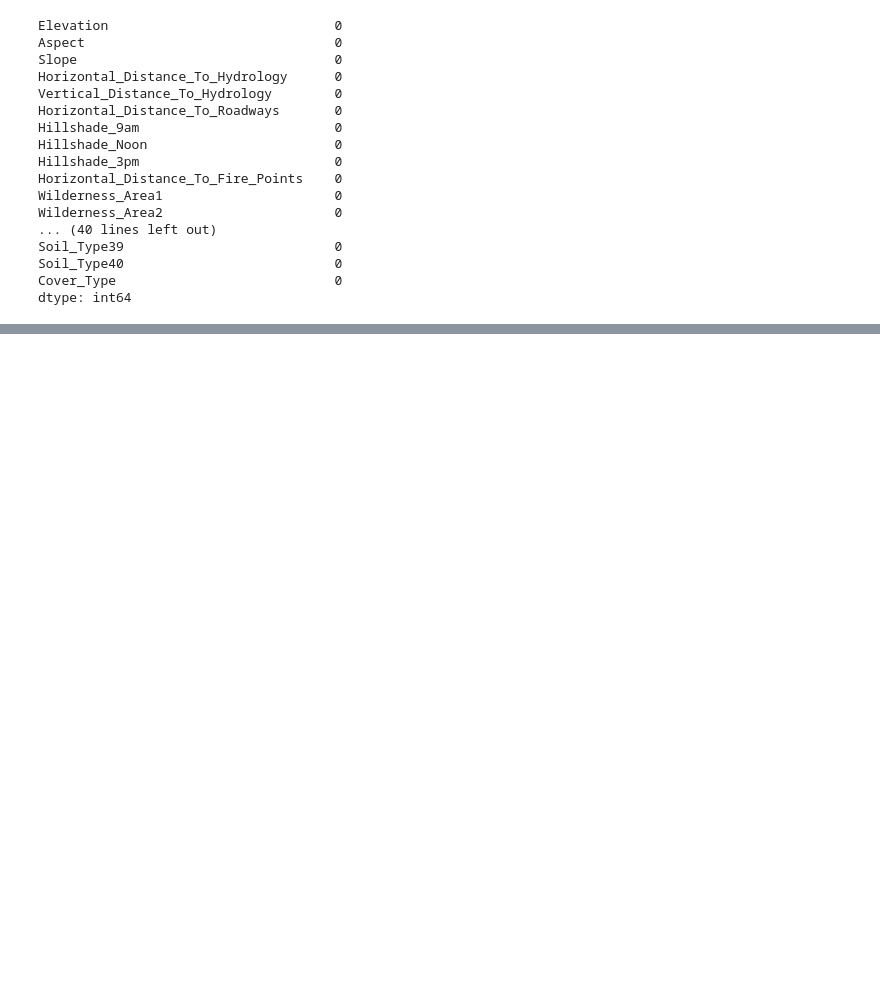
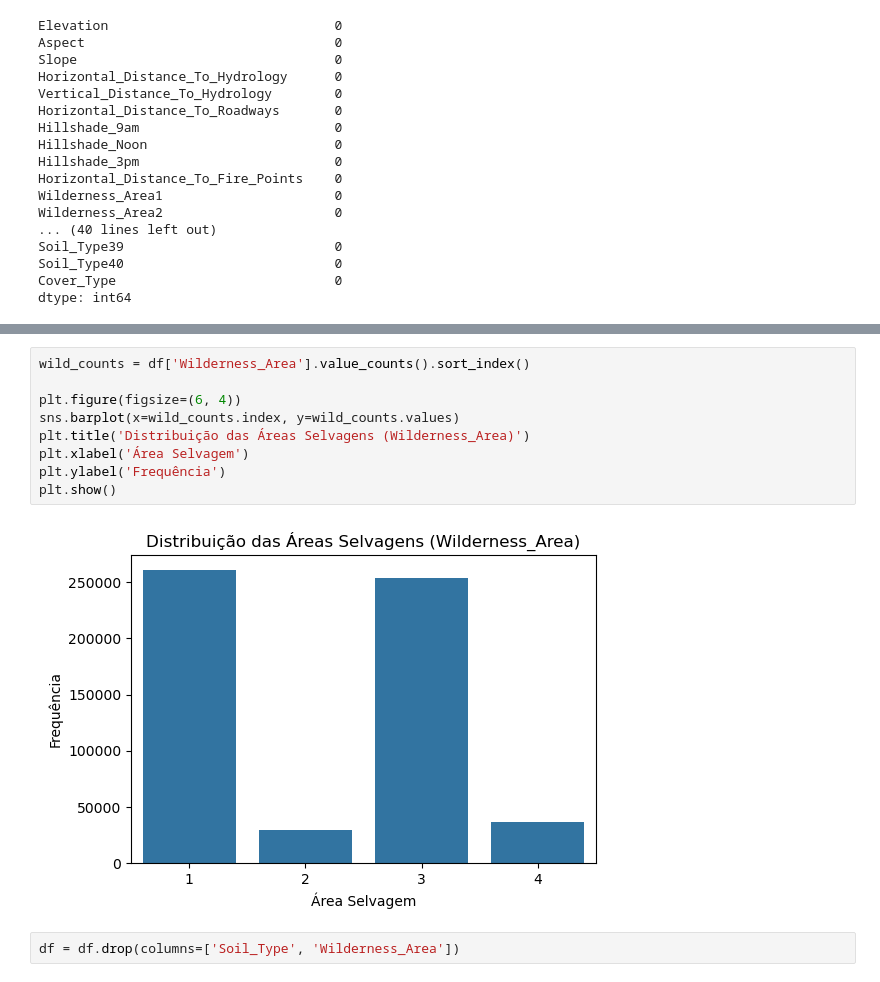
Before and after one commit to DioGS17/RNA-2025, a Jupyter notebook: PP2.2.1 - Conhecendo o Conjunto de Dados.ipynb, the cells around one changed output, grey strips where cells are left out. Saved outputs shown, nothing was run; the diff lists cells and outputs as text; blank space fills up the shorter version.

```diff
--- a/PP2.2.1 - Conhecendo o Conjunto de Dados.ipynb
+++ b/PP2.2.1 - Conhecendo o Conjunto de Dados.ipynb
@@ -134,0 +181,13 @@ plt.plot()
+# %%
+wild_counts = df['Wilderness_Area'].value_counts().sort_index()
+
+plt.figure(figsize=(6, 4))
+sns.barplot(x=wild_counts.index, y=wild_counts.values)
+plt.title('Distribuição das Áreas Selvagens (Wilderness_Area)')
+plt.xlabel('Área Selvagem')
+plt.ylabel('Frequência')
+plt.show()
+# %% [output]
+[figure, added]
+# %%
+df = df.drop(columns=['Soil_Type', 'Wilderness_Area'])
```
Also changed, not shown: parts of 16 cells of this notebook, 1 other file.
